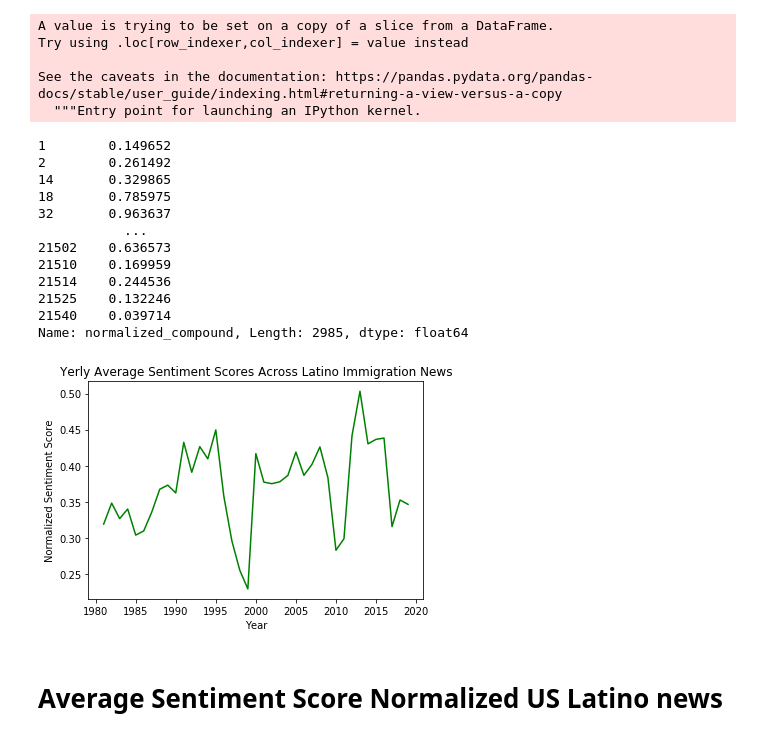
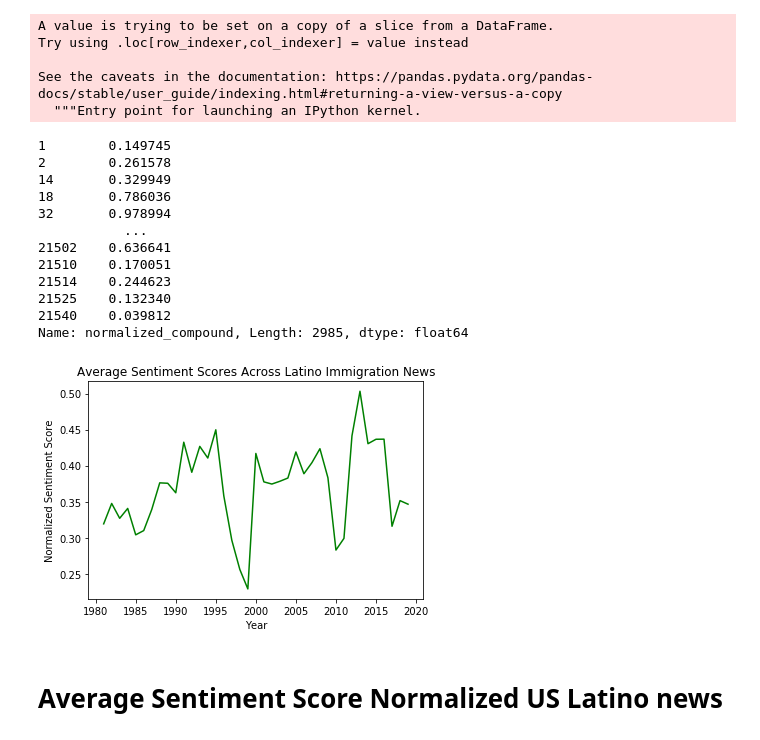
Before and after one commit to gcarvajal1222/Sentiment-Analysis-NYT-Immigration-Articles, a Jupyter notebook: Retraining Words NYT.ipynb, the cells around one changed output. Cells and saved outputs as stored; diff of their text form; code cells hidden in the pictures.

```diff
--- a/Retraining Words NYT.ipynb
+++ b/Retraining Words NYT.ipynb
@@ -138,7 +138,7 @@ Preprocess evertyhing in python and not R: migrating code
 # %%
 def preprocess_regex(row):
     row=str(row)
-    #row = row.lower()
+    row = row.lower()
     row=row.replace('-'," ")
     row=row.replace(','," ")
     row=row.replace('.'," ")
@@ -175,3 +170,8 @@ n_gram_stopwords = ["United States", "Supreme Court", "Homeland Security",
+# %%
+n_gram_stopwords = ["united states", "supreme court", "homeland security",
+                   "social security", "justice department", "great depression",
+                  "united nations", "statue of liberty", "central intelligence", "lower east",
+                  "star wars", "new york"]
 # %%
 df['removed_n_gram_clean_text']=df['cleanText'].str.replace("|".join(n_gram_stopwords), "n_gram _removal", regex = True)
 # %%
@@ -644,6 +648,6 @@ Name: response.docs.section_name_x, dtype: int64
 # %% [markdown]
 # Time Series Analysis
 # %%
-df_all_Latino['response.docs.pub_date']=df_all_Latino['response.docs.pub_date'].str[:10]
+#df_all_Latino['response.docs.pub_date']=df_all_Latino['response.docs.pub_date'].str[:10]
 
-df_all_Latino['response.docs.pub_date'] = pd.to_datetime(df_all_Latino['response.docs.pub_date'])
+#df_all_Latino['response.docs.pub_date'] = pd.to_datetime(df_all_Latino['response.docs.pub_date'])
@@ -691,33 +688,33 @@ See the caveats in the documentation: https://pandas.pydata.org/pandas-docs/stab
 # %%
 df_all_Latino['normalized_compound']
 # %% [output]
-1        0.149652
-2        0.261492
-14       0.329865
-18       0.785975
-32       0.963637
+1        0.149745
+2        0.261578
+14       0.329949
+18       0.786036
+32       0.978994
            ...
-21502    0.636573
-21510    0.169959
-21514    0.244536
-21525    0.132246
-21540    0.039714
+21502    0.636641
+21510    0.170051
+21514    0.244623
+21525    0.132340
+21540    0.039812
 Name: normalized_compound, Length: 2985, dtype: float64
 # %%
 df_all_Latino = df_all_Latino .set_index(df_all_Latino['response.docs.pub_date'])
 # %%
 mean_years= df_all_Latino['normalized_compound'].resample('1 y').mean()
 
 
 # Plot mean python/rstats by day
 plt.plot(mean_years.index.year, mean_years, color = 'green')
 
 plt.xlabel('Year')
 plt.ylabel('Normalized Sentiment Score')
-plt.title('Yerly Average Sentiment Scores Across Latino Immigration News')
+plt.title('Average Sentiment Scores Across Latino Immigration News')
 plt.show()
 # %% [output]
-[figure, old version]
+[figure, new version]
 # %% [markdown]
 # Average Sentiment Score Normalized US Latino news
 # %%
```
Also changed, not shown: parts of 31 cells of this notebook, 1 other file.
